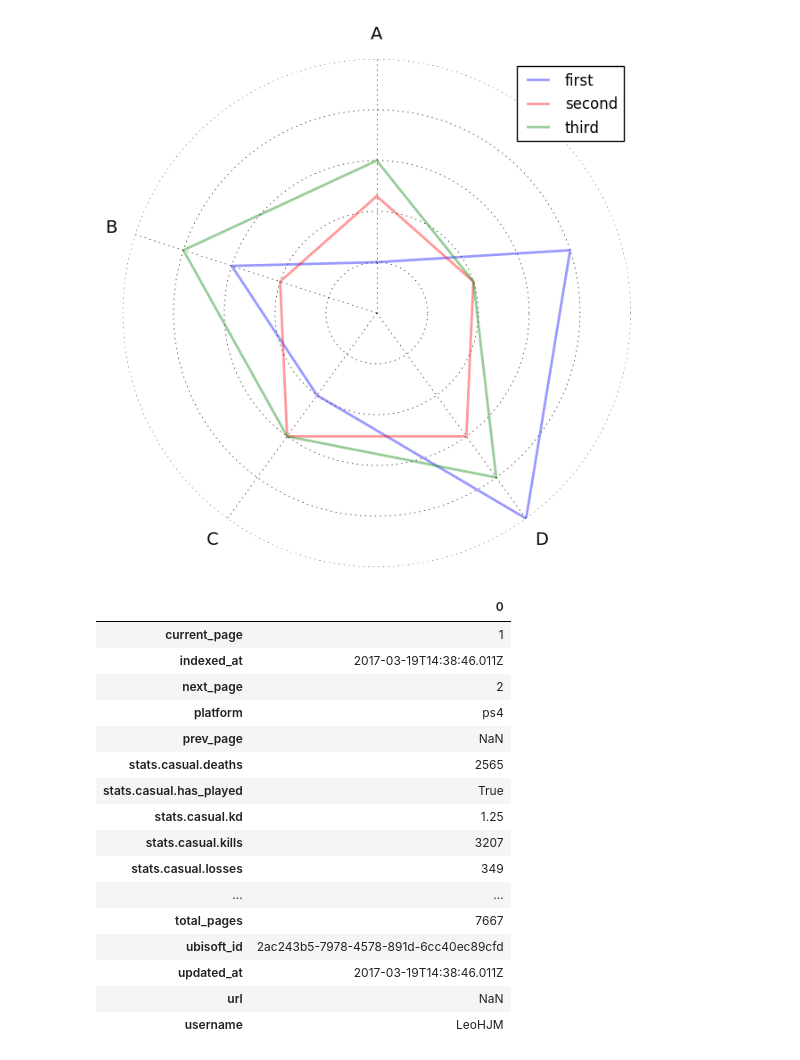
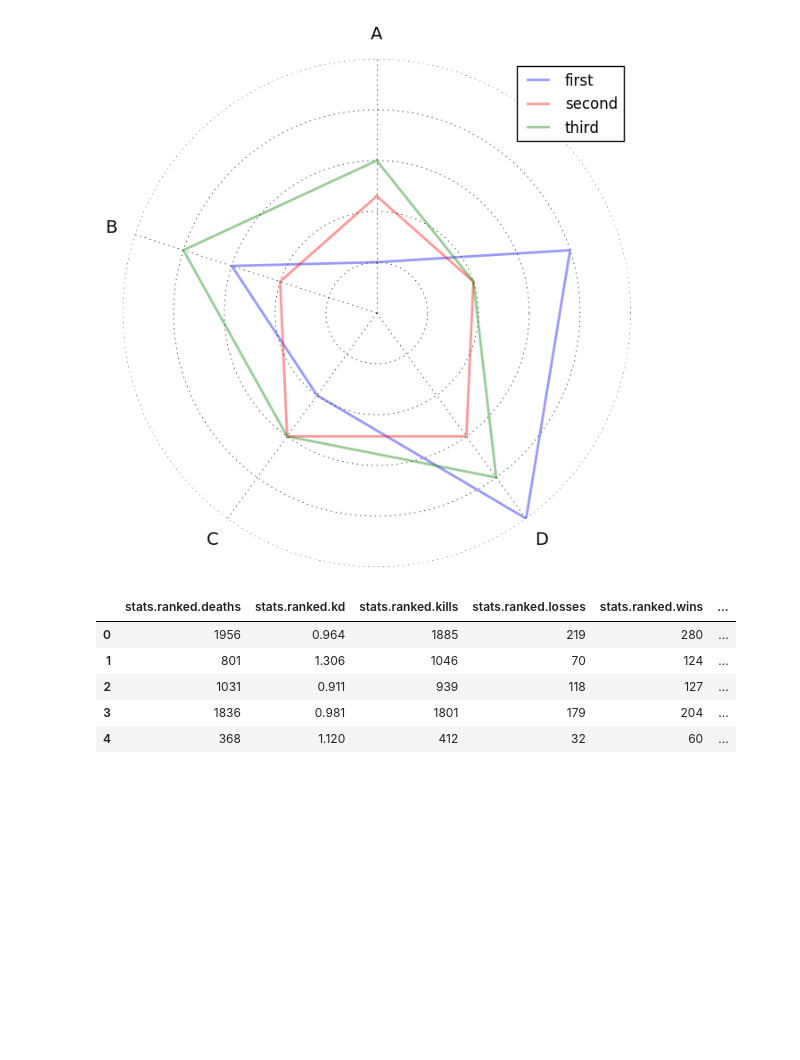
Before and after one commit to hernamesbarbara/r6stats, a Jupyter notebook: notebooks/Rainbow Six Siege.ipynb, the cells around one changed output. Saved outputs shown, nothing was run; the diff lists cells and outputs as text; code cells hidden in the pictures; blank space fills up the shorter version.

```diff
--- a/notebooks/Rainbow Six Siege.ipynb
+++ b/notebooks/Rainbow Six Siege.ipynb
@@ -106,26 +58,6 @@ def shots_fired(player):
     stats_overall_steps_moved = player['stats.overall.steps_moved']
     stats_overall_suicides = player['stats.overall.suicides']
     return []
-# %%
-df.head(1).T
-# %% [output]
-|  | 0 |
-| current_page | 1 |
-| indexed_at | 2017-03-19T14:38:46.011Z |
-| next_page | 2 |
-| platform | ps4 |
-| prev_page | NaN |
-| stats.casual.deaths | 2565 |
-| stats.casual.has_played | True |
-| stats.casual.kd | 1.25 |
-| stats.casual.kills | 3207 |
-| stats.casual.losses | 349 |
-| ... | ... |
-| total_pages | 7667 |
-| ubisoft_id | 2ac243b5-7978-4578-891d-6cc40ec89cfd |
-| updated_at | 2017-03-19T14:38:46.011Z |
-| url | NaN |
-| username | LeoHJM |
 # %%
 def add_prop(group, column):
     value = group[column].astype(float)
@@ -142,3 +74,12 @@ def select_stats_for(frame, platform, game_mode):
 # %%
 ps4_ranked_stats = select_stats_for(df, 'ps4', 'ranked')
 ps4_ranked_playtime = df.ix[ps4_ranked_stats.index, ['stats.ranked.playtime']]
+# %%
+ps4_ranked_stats.head()
+# %% [output]
+|  | stats.ranked.deaths | stats.ranked.kd | stats.ranked.kills | stats.ranked.losses | stats.ranked.wins | ... |
+| 0 | 1956 | 0.964 | 1885 | 219 | 280 | ... |
+| 1 | 801 | 1.306 | 1046 | 70 | 124 | ... |
+| 2 | 1031 | 0.911 | 939 | 118 | 127 | ... |
+| 3 | 1836 | 0.981 | 1801 | 179 | 204 | ... |
+| 4 | 368 | 1.120 | 412 | 32 | 60 | ... |
```
Also changed, not shown: parts of 24 cells of this notebook.
